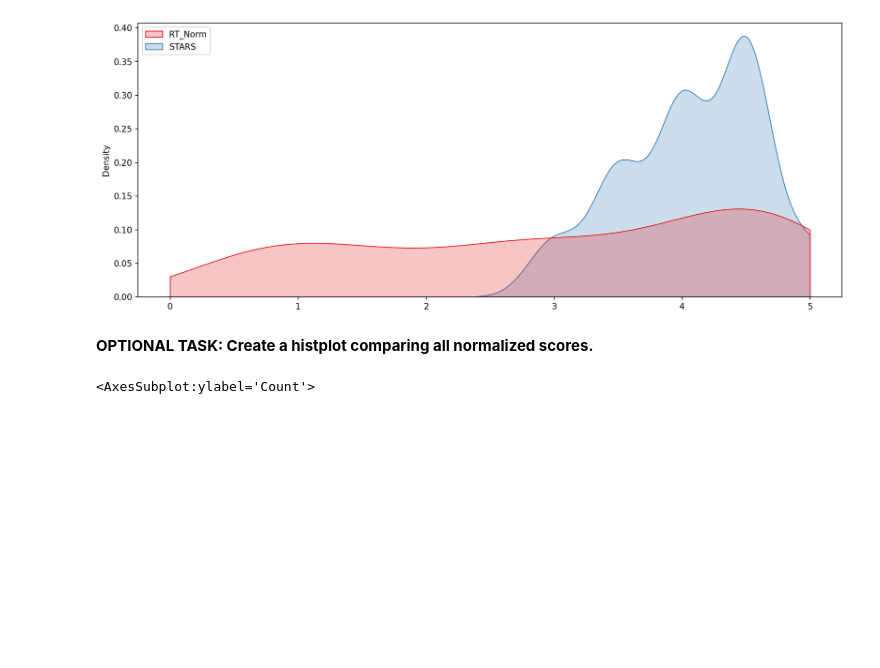
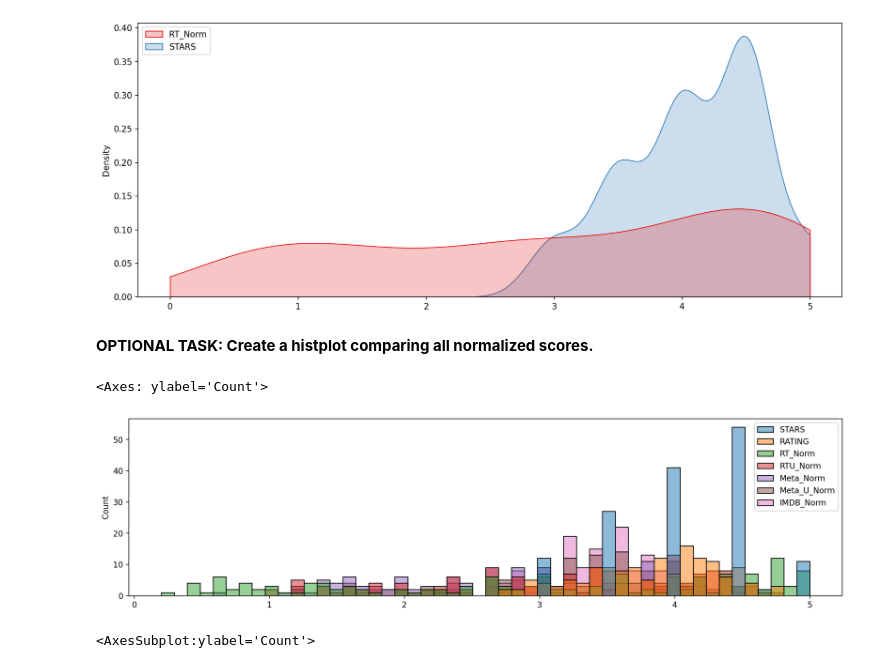
Before and after one commit to JisungWoo/UdemyCourse, a Jupyter notebook: 06-Capstone-Project/00-Capstone-Project.ipynb, the cells around one changed output. Drawn from its saved outputs; the diff is of its cells as text; code cells hidden in the pictures; blank space fills up the shorter version.

```diff
--- a/06-Capstone-Project/00-Capstone-Project.ipynb
+++ b/06-Capstone-Project/00-Capstone-Project.ipynb
@@ -859,3 +883,10 @@ sns.kdeplot(data=norm_scores, x)
+# %%
+#CODE HERE
+plt.subplots(figsize=(16,4), dpi=200)
+sns.histplot(data=norm_scores, bins=50)
+# %% [output]
+<Axes: ylabel='Count'>
+[figure, added]
 # %%
 # %% [output]
 <AxesSubplot:ylabel='Count'>
```
Also changed, not shown: parts of 16 cells of this notebook.
